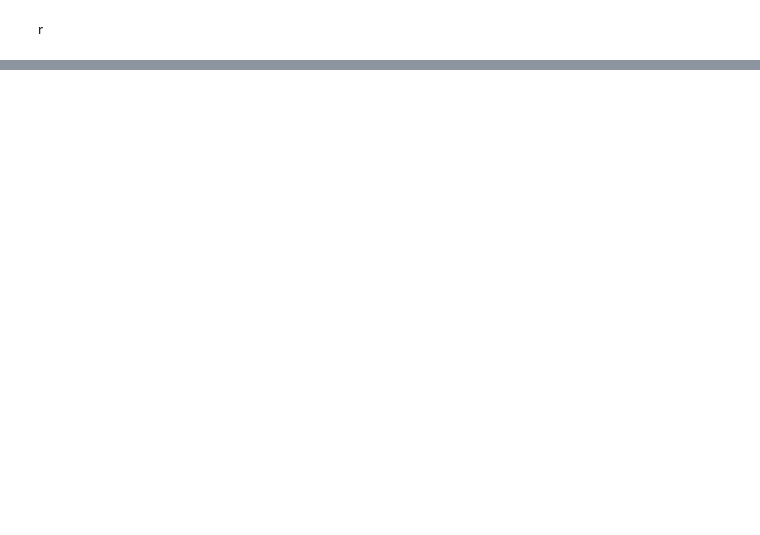
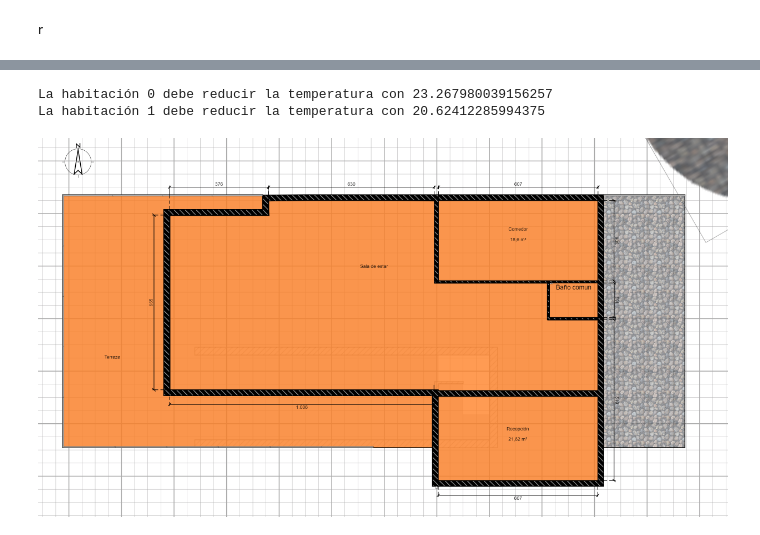
Before and after one commit to Michael-Jimenez-C/CieCom2, a Jupyter notebook: proyecto_CII.ipynb, the cells around one changed output, grey strips where cells are left out. Drawn from its saved outputs; the diff is of its cells as text; code cells hidden in the pictures; blank space fills up the shorter version.

```diff
--- a/proyecto_CII.ipynb
+++ b/proyecto_CII.ipynb
@@ -121,0 +125,7 @@ plt.show()
+# %%
+for i in te:
+  if i[1]>20:
+    print(f"La habitación {i[0]} debe reducir la temperatura con {i[1]}")
+# %% [output]
+La habitación 0 debe reducir la temperatura con 23.267980039156257
+La habitación 1 debe reducir la temperatura con 20.62412285994375
@@ -121,0 +134,5 @@ plt.show()
+# %%
+img=Image.open('cosa.PNG')
+img
+# %% [output]
+[figure, added]
```
Also changed, not shown: parts of 5 cells of this notebook.
